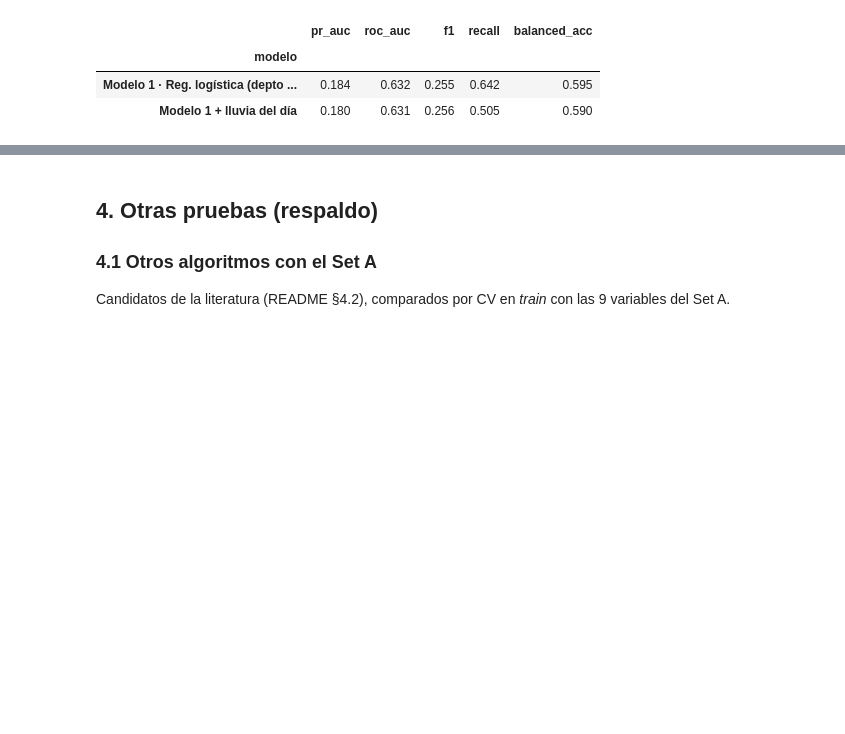
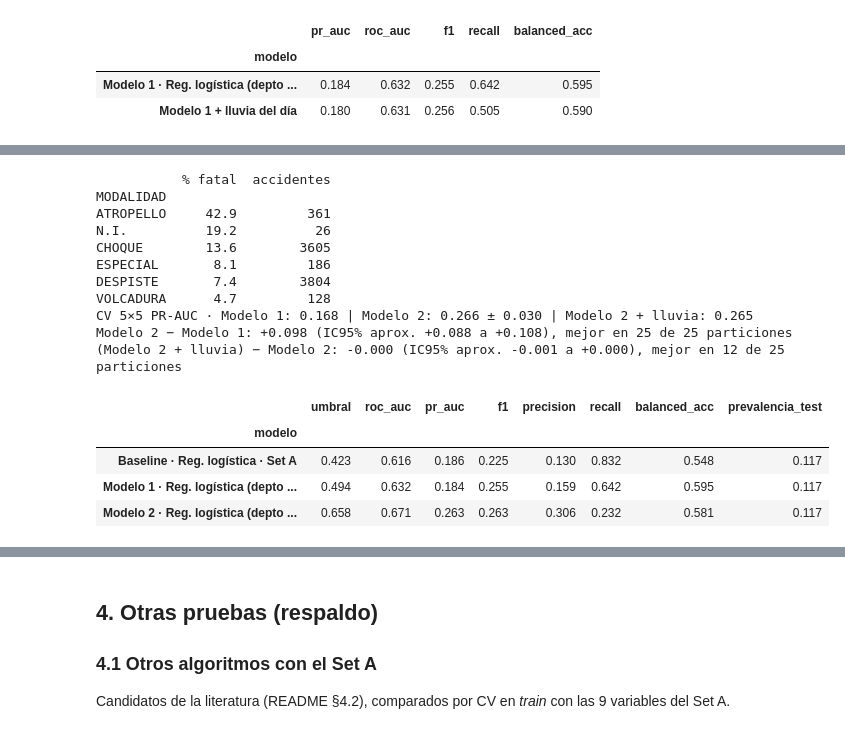
Before and after one commit to Marcor47/IAA-Grupo3, a Jupyter notebook: notebooks/02_modelos.ipynb, the cells around one changed output, grey strips where cells are left out. Cells and saved outputs as stored; diff of their text form; code cells hidden in the pictures; blank space fills up the shorter version.

```diff
--- a/notebooks/02_modelos.ipynb
+++ b/notebooks/02_modelos.ipynb
@@ -239,0 +246,28 @@ Modelo 1 + lluvia: PR-AUC 0.168 ± 0.015
+# %%
+print((100 * df.groupby("MODALIDAD").ES_FATAL.agg(["mean", "size"])).rename(columns={"mean": "% fatal", "size": "accidentes ×100"})
+      .assign(accidentes=lambda x: (x["accidentes ×100"] / 100).astype(int)).drop(columns="accidentes ×100").sort_values("% fatal", ascending=False).round(1))
+pr_m2, roc_m2 = E.cv_repetida(M.modelo_2(), df[M.COLS_MODELO_2], df[Y])
+pr_m2_ll, roc_m2_ll = E.cv_repetida(M.modelo_2(con_lluvia=True), df[M.COLS_MODELO_2 + ["PRECIP_LOG"]], df[Y])
+print(f"CV 5×5 PR-AUC · Modelo 1: {pr_m1.mean():.3f} | Modelo 2: {pr_m2.mean():.3f} ± {pr_m2.std():.3f} | Modelo 2 + lluvia: {pr_m2_ll.mean():.3f}")
+print("Modelo 2 − Modelo 1:", E.comparacion_pareada(pr_m2, pr_m1))
+print("(Modelo 2 + lluvia) − Modelo 2:", E.comparacion_pareada(pr_m2_ll, pr_m2))
+r_m2, prob_m2 = E.evaluar_clf(N_M2, M.modelo_2(), tr, te, M.COLS_MODELO_2)
+res.append(r_m2)
+pd.DataFrame([r_base, r_m1, r_m2]).set_index("modelo").drop(columns=["tarea", "split"]).round(3)
+# %% [output]
+           % fatal  accidentes
+MODALIDAD
+ATROPELLO     42.9         361
+N.I.          19.2          26
+CHOQUE        13.6        3605
+ESPECIAL       8.1         186
+DESPISTE       7.4        3804
+VOLCADURA      4.7         128
+CV 5×5 PR-AUC · Modelo 1: 0.168 | Modelo 2: 0.266 ± 0.030 | Modelo 2 + lluvia: 0.265
+Modelo 2 − Modelo 1: +0.098 (IC95% aprox. +0.088 a +0.108), mejor en 25 de 25 particiones
+(Modelo 2 + lluvia) − Modelo 2: -0.000 (IC95% aprox. -0.001 a +0.000), mejor en 12 de 25 particiones
+|  | umbral | roc_auc | pr_auc | f1 | precision | recall | balanced_acc | prevalencia_test |
+| modelo |  |  |  |  |  |  |  |  |
+| Baseline · Reg. logística · Set A | 0.423 | 0.616 | 0.186 | 0.225 | 0.130 | 0.832 | 0.548 | 0.117 |
+| Modelo 1 · Reg. logística (depto ... | 0.494 | 0.632 | 0.184 | 0.255 | 0.159 | 0.642 | 0.595 | 0.117 |
+| Modelo 2 · Reg. logística (depto ... | 0.658 | 0.671 | 0.263 | 0.263 | 0.306 | 0.232 | 0.581 | 0.117 |
```
Also changed, not shown: parts of 9 cells of this notebook, 12 other files.
